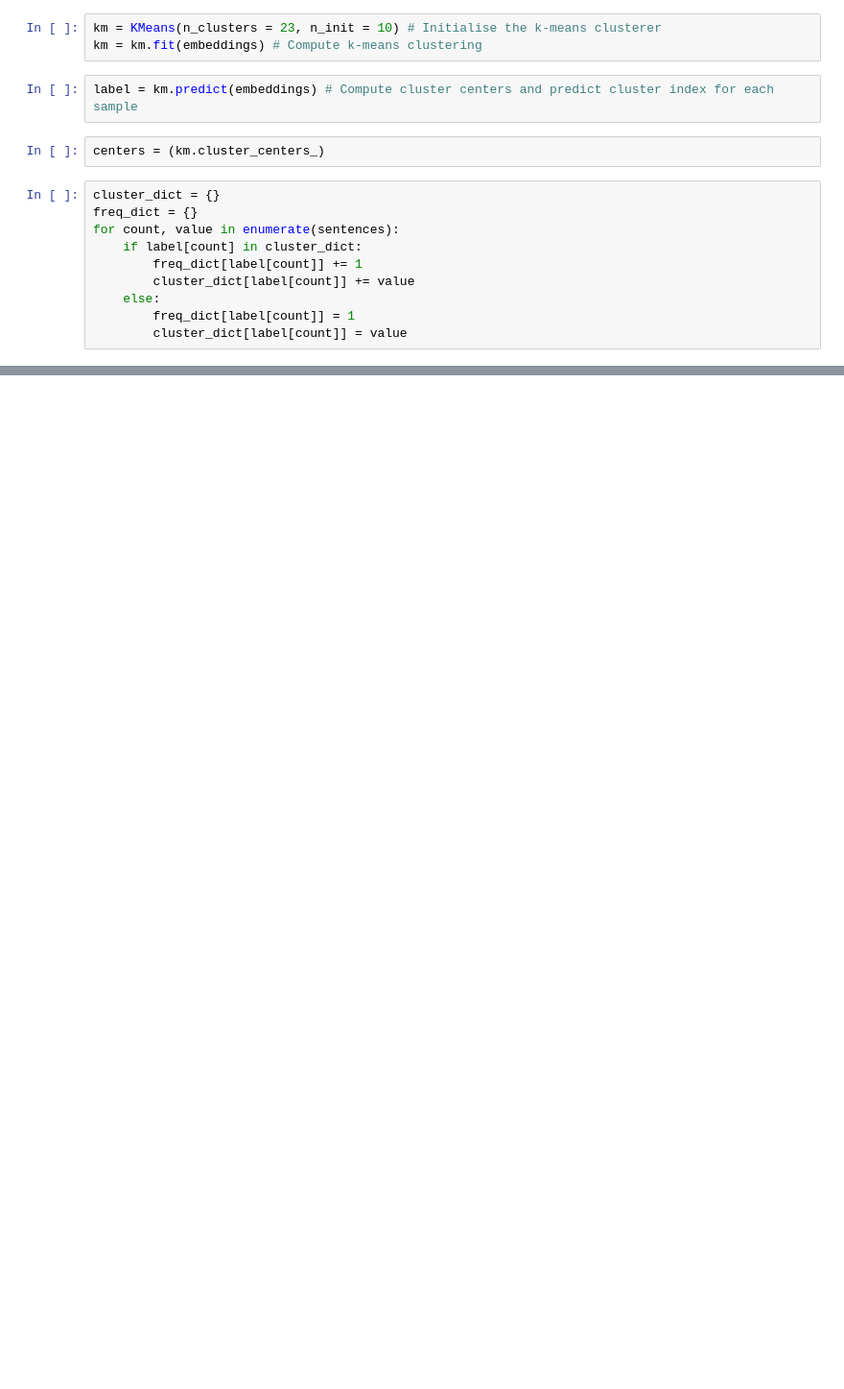
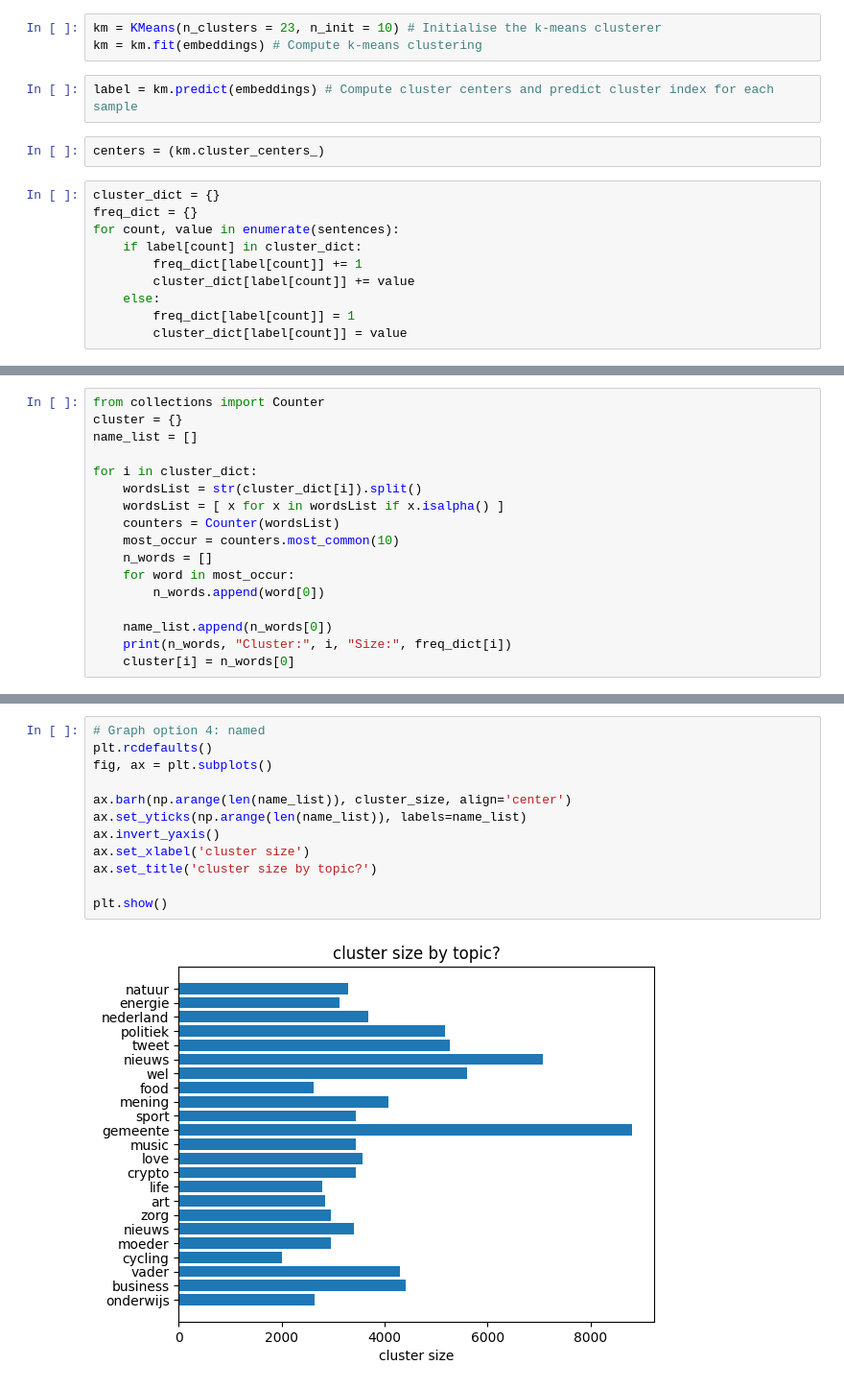
Before and after one commit to sijbrenvv/MLP, a Jupyter notebook: MLP.ipynb, the cells around one changed output, grey strips where cells are left out. Shown at 96% size. Saved outputs shown, nothing was run; the diff lists cells and outputs as text; blank space fills up the shorter version.

```diff
--- a/MLP.ipynb
+++ b/MLP.ipynb
@@ -248,0 +260,17 @@ for i, value in enumerate(center_2d):
+# %%
+from collections import Counter
+cluster = {}
+name_list = []
+
+for i in cluster_dict:
+    wordsList = str(cluster_dict[i]).split()
+    wordsList = [ x for x in wordsList if x.isalpha() ]
+    counters = Counter(wordsList)
+    most_occur = counters.most_common(10)
+    n_words = []
+    for word in most_occur:
+        n_words.append(word[0])
+
+    name_list.append(n_words[0])
+    print(n_words, "Cluster:", i, "Size:", freq_dict[i])
+    cluster[i] = n_words[0]
@@ -248,0 +340,14 @@ for i, value in enumerate(center_2d):
+# %%
+# Graph option 4: named
+plt.rcdefaults()
+fig, ax = plt.subplots()
+
+ax.barh(np.arange(len(name_list)), cluster_size, align='center')
+ax.set_yticks(np.arange(len(name_list)), labels=name_list)
+ax.invert_yaxis()
+ax.set_xlabel('cluster size')
+ax.set_title('cluster size by topic?')
+
+plt.show()
+# %% [output]
+[figure, added]
```
Also changed, not shown: parts of 9 cells of this notebook.
